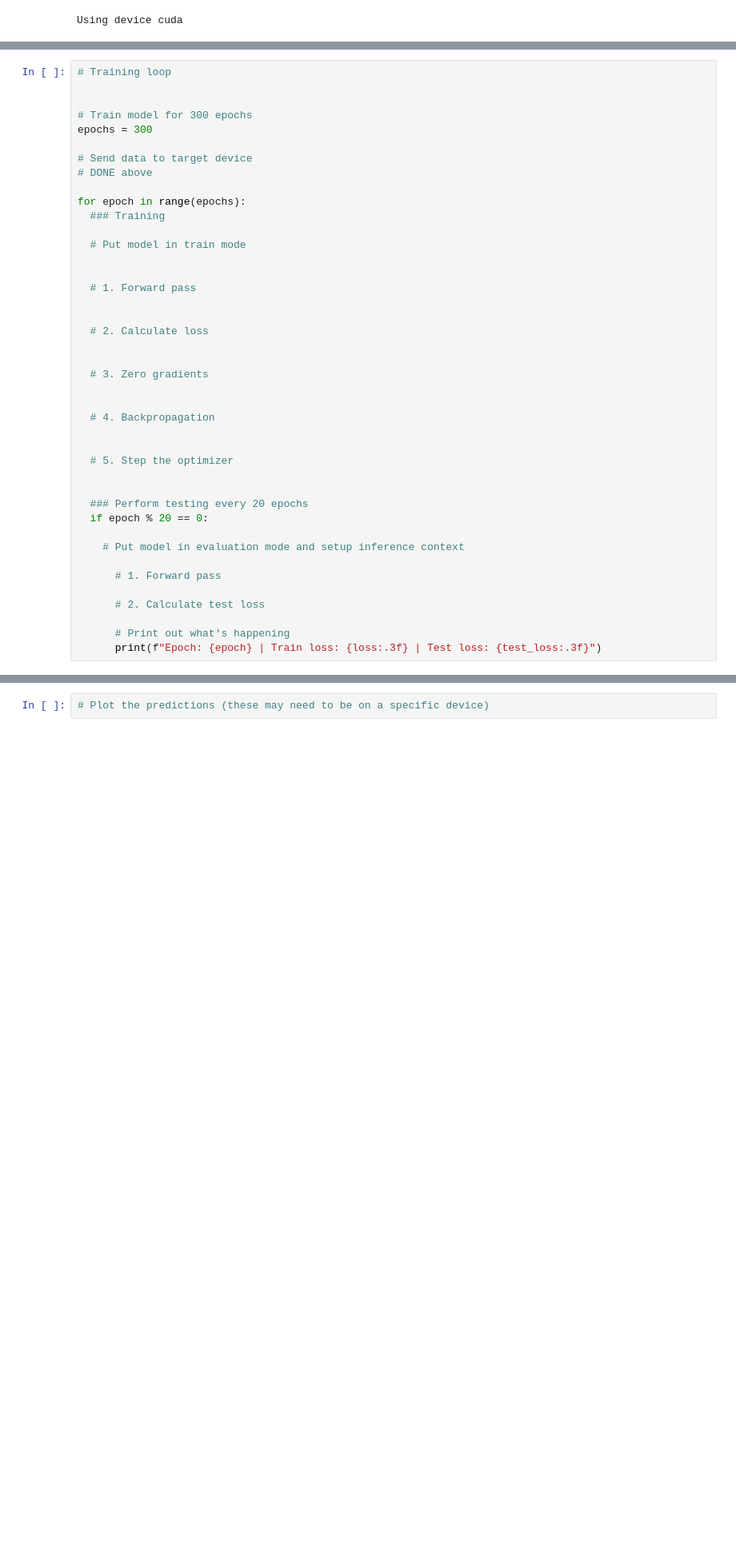
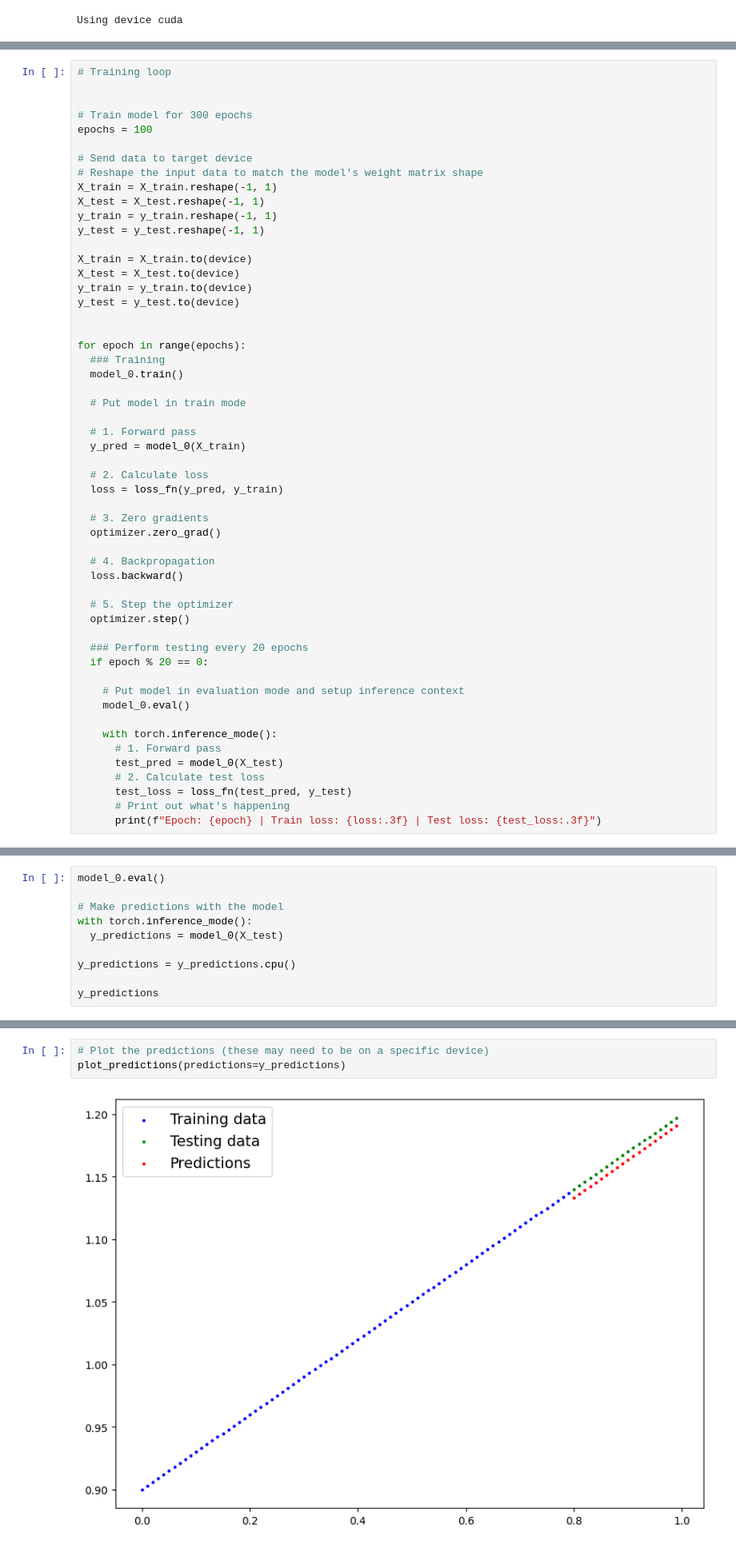
Before and after one commit to thewallandus/ml-with-pytorch, a Jupyter notebook: Copy_of_01_pytorch_workflow_exercises.ipynb, the cells around one changed output, grey strips where cells are left out. Shown: that part at 80% size. Cells and saved outputs as stored; diff of their text form; blank space fills up the shorter version.

```diff
--- a/Copy_of_01_pytorch_workflow_exercises.ipynb
+++ b/Copy_of_01_pytorch_workflow_exercises.ipynb
@@ -147,40 +149,52 @@ optimizer = torch.optim.SGD(
 
 
 # Train model for 300 epochs
-epochs = 300
+epochs = 100
 
 # Send data to target device
-# DONE above
+# Reshape the input data to match the model's weight matrix shape
+X_train = X_train.reshape(-1, 1)
+X_test = X_test.reshape(-1, 1)
+y_train = y_train.reshape(-1, 1)
+y_test = y_test.reshape(-1, 1)
+
+X_train = X_train.to(device)
+X_test = X_test.to(device)
+y_train = y_train.to(device)
+y_test = y_test.to(device)
+
 
 for epoch in range(epochs):
   ### Training
+  model_0.train()
 
   # Put model in train mode
 
-
   # 1. Forward pass
-
+  y_pred = model_0(X_train)
 
   # 2. Calculate loss
-
+  loss = loss_fn(y_pred, y_train)
 
   # 3. Zero gradients
-
+  optimizer.zero_grad()
 
   # 4. Backpropagation
-
+  loss.backward()
 
   # 5. Step the optimizer
-
+  optimizer.step()
 
   ### Perform testing every 20 epochs
   if epoch % 20 == 0:
 
     # Put model in evaluation mode and setup inference context
+    model_0.eval()
 
+    with torch.inference_mode():
       # 1. Forward pass
-
+      test_pred = model_0(X_test)
       # 2. Calculate test loss
-
+      test_loss = loss_fn(test_pred, y_test)
       # Print out what's happening
       print(f"Epoch: {epoch} | Train loss: {loss:.3f} | Test loss: {test_loss:.3f}")
@@ -191,0 +215,10 @@ for epoch in range(epochs):
+# %%
+model_0.eval()
+
+# Make predictions with the model
+with torch.inference_mode():
+  y_predictions = model_0(X_test)
+
+y_predictions = y_predictions.cpu()
+
+y_predictions
@@ -192,5 +246,8 @@ for epoch in range(epochs):
 # %%
 # Plot the predictions (these may need to be on a specific device)
+plot_predictions(predictions=y_predictions)
+# %% [output]
+[figure, added]
 # %% [markdown]
 ## 5. Save your trained model's `state_dict()` to file.
   * Create a new instance of your model class you made in 2. and load in the `state_dict()` you just saved to it.
```
Also changed, not shown: parts of 11 cells of this notebook.
